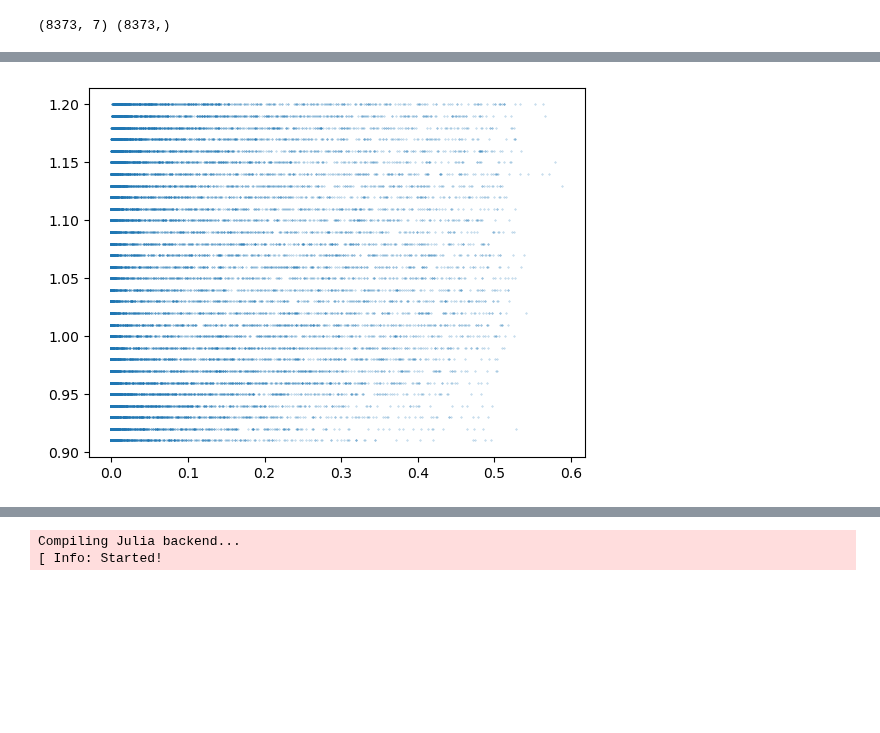
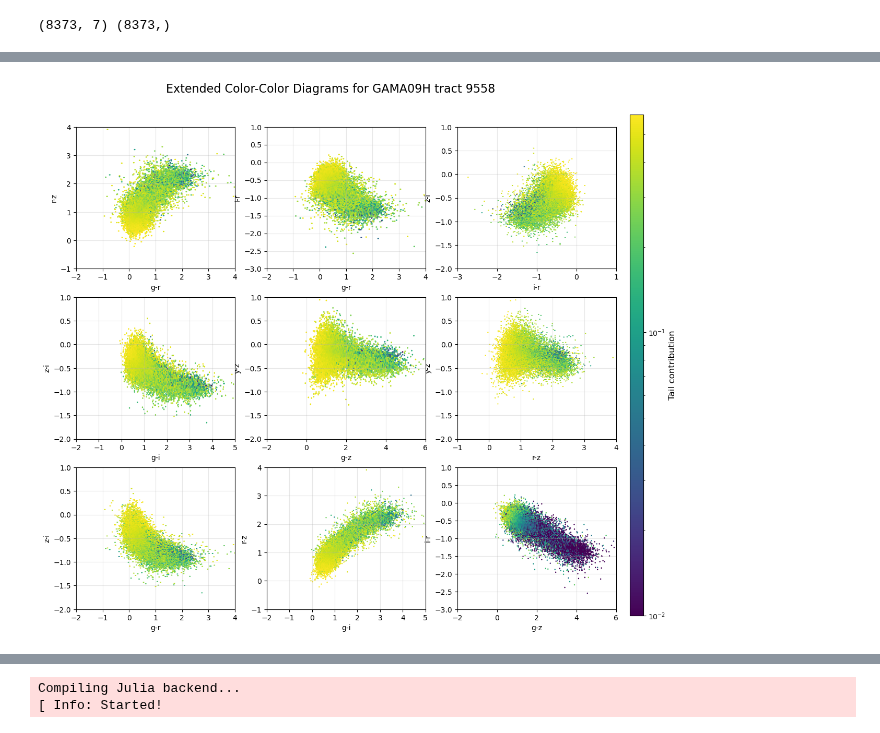
Before and after one commit to JeanCHDJdev/desi-y3-hsc, a Jupyter notebook: src/photoz_cuts/photoz_pdfdnnz_cut.ipynb, the cells around one changed output, grey strips where cells are left out. Cells and saved outputs as stored; diff of their text form; code cells hidden in the pictures; blank space fills up the shorter version.

```diff
--- a/src/photoz_cuts/photoz_pdfdnnz_cut.ipynb
+++ b/src/photoz_cuts/photoz_pdfdnnz_cut.ipynb
@@ -172,5 +167,96 @@ print(X.shape, y.shape)
 # %% [output]
 (8373, 7) (8373,)
 # %%
-plt.scatter(tails, filt_z['dnnz_photoz_best'], s=0.1, alpha=0.5)
+type_plot = 'hexbin'  # 'scatter' or 'hexbin'
+fig, axes = plt.subplots(3, 3, figsize=(13, 12))
+fig.suptitle('Extended Color-Color Diagrams for GAMA09H tract 9558', fontsize=16, y=0.95)
+
+# Define 9 best color combinations for grizy bands (in wavelength order)
+color_combinations = [
+    # Core combinations for stellar/galaxy classification
+    ('g-r', 'r-z', 'forced_g_cmodel_mag', 'forced_r_cmodel_mag', 'forced_z_cmodel_mag'),
+    ('g-r', 'i-r', 'forced_g_cmodel_mag', 'forced_r_cmodel_mag', 'forced_i_cmodel_mag', 'forced_r_cmodel_mag'),
+    ('i-r', 'z-i', 'forced_i_cmodel_mag', 'forced_r_cmodel_mag', 'forced_z_cmodel_mag', 'forced_i_cmodel_mag'),
+
+    # Wide baseline combinations
+    ('g-i', 'z-i', 'forced_g_cmodel_mag', 'forced_i_cmodel_mag', 'forced_z_cmodel_mag', 'forced_i_cmodel_mag'),
+    ('g-z', 'y-z', 'forced_g_cmodel_mag', 'forced_z_cmodel_mag', 'forced_y_cmodel_mag', 'forced_z_cmodel_mag'),
+    ('r-z', 'y-z', 'forced_r_cmodel_mag', 'forced_z_cmodel_mag', 'forced_y_cmodel_mag', 'forced_z_cmodel_mag'),
+
+    # Independent color axes combinations
+    ('g-r', 'z-i', 'forced_g_cmodel_mag', 'forced_r_cmodel_mag', 'forced_z_cmodel_mag', 'forced_i_cmodel_mag'),
+    ('g-i', 'r-z', 'forced_g_cmodel_mag', 'forced_i_cmodel_mag', 'forced_r_cmodel_mag', 'forced_z_cmodel_mag'),
+    ('g-z', 'i-r', 'forced_g_cmodel_mag', 'forced_z_cmodel_mag', 'forced_i_cmodel_mag', 'forced_r_cmodel_mag')
+]
+
+# Plot parameters
+gridsize = 400
+cmap = 'viridis'
+mincnt = 1
+
+# Create each subplot
+for idx, (xlabel, ylabel, *mags) in enumerate(color_combinations):
+    row = idx // 3
+    col = idx % 3
+    ax = axes[row, col]
+
+    # Calculate colors based on the combination (always in wavelength order)
+    if len(mags) == 3:
+        x_color = filt_phot[mags[0]] - filt_phot[mags[1]]
+        y_color = filt_phot[mags[1]] - filt_phot[mags[2]]
+    elif len(mags) == 4:
+        x_color = filt_phot[mags[0]] - filt_phot[mags[1]]
+        y_color = filt_phot[mags[2]] - filt_phot[mags[3]]
+
+    if type_plot == 'hexbin':
+        hb = ax.hexbin(
+            x_color,
+            y_color,
+            C=tails,
+            gridsize=gridsize,
+            cmap=cmap,
+            mincnt=mincnt,
+            bins='log',
+        )
+    if type_plot == 'scatter':
+        hb = ax.scatter(
+            x_color,
+            y_color,
+            c=tails,
+            cmap=cmap,
+            s=0.2,
+            alpha=1
+            )
+
+    # Set labels and title
+    ax.set_xlabel(xlabel, fontsize=10)
+    ax.set_ylabel(ylabel, fontsize=10)
+    ax.grid(True, alpha=0.3)
+
+    # Set reasonable limits based on grizy colors (in wavelength order)
+    xlim_dict = {
+        'g-r': (-2, 4), 'g-i': (-2, 5), 'g-z': (-2, 6),
+        'i-r': (-3, 1), 'r-z': (-1, 4), 'z-i': (-2, 1)
+    }
+    ylim_dict = {
+        'r-z': (-1, 4), 'i-r': (-3, 1), 'z-i': (-2, 1),
+        'y-z': (-2, 1)
+    }
+
+    # Set x-axis limits
+    ax.set_xlim(xlim_dict.get(xlabel, (-2, 4)))
+
+    # Set y-axis limits
+    ax.set_ylim(ylim_dict.get(ylabel, (-1, 3)))
+
+# Add a single colorbar for all subplots
+hb.set_clim(vmin=0.01, vmax=np.max(tails))
+fig.subplots_adjust(right=0.92)
+cbar_ax = fig.add_axes([0.94, 0.1, 0.02, 0.8])
+cbar = fig.colorbar(hb, cax=cbar_ax)
+cbar.set_label('Tail contribution', fontsize=12)
+
+print("Color combinations included:")
+for i, (x, y, *_) in enumerate(color_combinations):
+    print(f"{i+1:2d}. {x} vs {y}")
 # %% [output]
@@ -178 +273 @@ plt.scatter(tails, filt_z['dnnz_photoz_best'], s=0.1, alpha=0.5)
-[figure, old version]
+[figure, new version]
```
Also changed, not shown: parts of 7 cells of this notebook, 2 other files.
